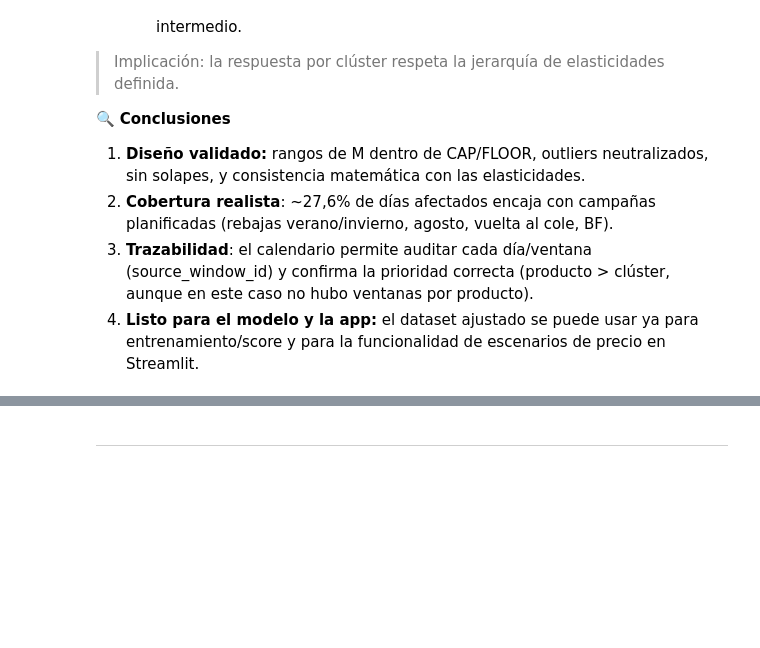
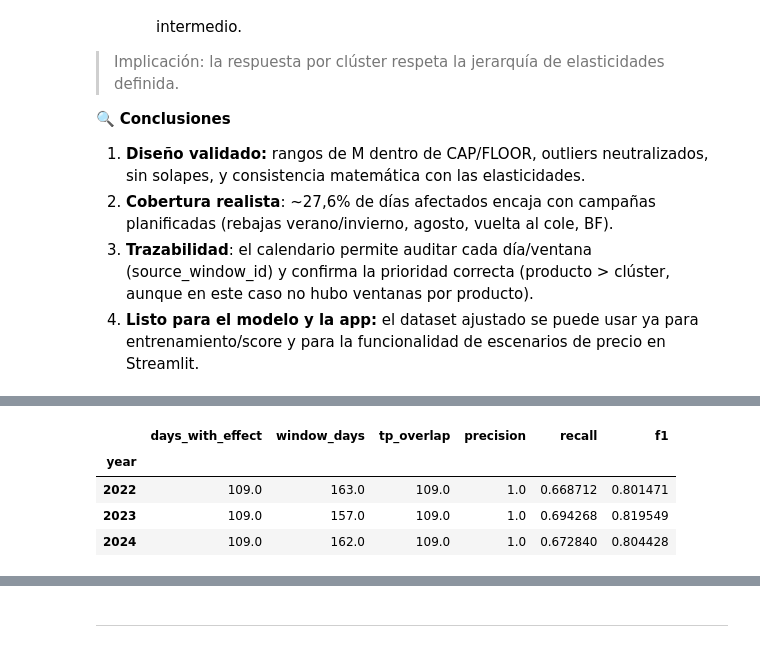
Before and after one commit to CrisRodFer/PFM2_Asistente_Compras_Inteligente, a Jupyter notebook: notebooks/PFM2..ipynb, the cells around one changed output, grey strips where cells are left out. Saved outputs shown, nothing was run; the diff lists cells and outputs as text; code cells hidden in the pictures; blank space fills up the shorter version.

```diff
--- a/notebooks/PFM2..ipynb
+++ b/notebooks/PFM2..ipynb
@@ -10935,0 +11110,81 @@ Top ventanas por intensidad agregada (∑|M-1|):
+# %%
+
+# 📊 Métricas de alineamiento (precision/recall + listados)
+
+from pathlib import Path
+import os, pandas as pd, numpy as np
+
+# Rutas base
+ROOT = Path(os.getenv(
+    "PFM2_ROOT",
+    r"C:\Users\crisr\Desktop\Máster Data Science & IA\PROYECTO\PFM2_Asistente_Compras_Inteligente"
+))
+P_ADJ = ROOT / "data" / "processed" / "demanda_price_adjusted.parquet"
+P_CAL = ROOT / "outputs" / "tables" / "price_calendar.parquet"
+
+# Parámetros de validación
+TOL = 3        # ± días de tolerancia
+THRESH = 0.05  # umbral de % de filas con M≠1 para marcar “hay efecto” el día
+
+# --- Carga ligera y normalización de columnas
+adj_cols = ["Date","Fecha","demand_multiplier","Demand_Day","Demand_Day_priceAdj"]
+adj_cols = [c for c in adj_cols if c in pd.read_parquet(P_ADJ).columns]
+adj = pd.read_parquet(P_ADJ, columns=adj_cols).copy()
+if "Date" not in adj.columns:
+    adj = adj.rename(columns={"Fecha":"Date"})
+adj["Date"] = pd.to_datetime(adj["Date"]).dt.normalize()
+
+cal = pd.read_parquet(P_CAL).copy()
+cal["Date"] = pd.to_datetime(cal["Date"]).dt.normalize()
+cal = cal.loc[cal["M"].ne(1.0)]  # seguridad
+
+# Conjunto de días de ventana (deduplicado) y dilatado ±TOL
+def dilate_days(dates: pd.Index, tol: int) -> pd.Index:
+    out = set()
+    for d in dates:
+        for k in range(-tol, tol+1):
+            out.add(d + pd.Timedelta(days=k))
+    return pd.Index(sorted(out))
+
+win_days = pd.Index(cal["Date"].unique()).sort_values()
+win_days2 = dilate_days(win_days, tol=TOL)
+
+# % de filas con efecto (M≠1) por día
+share = (
+    adj.assign(has_eff=adj["demand_multiplier"].ne(1.0))
+       .groupby("Date")["has_eff"].mean()
+       .rename("share_eff")
+       .to_frame()
+)
+share["window_day"] = share.index.isin(win_days2)
+share["has_effect"] = share["share_eff"].ge(THRESH)
+share["year"] = share.index.year
+
+def pr_metrics(g):
+    tp = int((g["has_effect"] & g["window_day"]).sum())
+    pp = int(g["has_effect"].sum())
+    ww = int(g["window_day"].sum())
+    precision = tp / pp if pp else np.nan
+    recall    = tp / ww if ww else np.nan
+    f1 = (2*precision*recall/(precision+recall)) if (precision==precision and recall==recall and (precision+recall)>0) else np.nan
+    return pd.Series({"days_with_effect": pp, "window_days": ww, "tp_overlap": tp,
+                      "precision": precision, "recall": recall, "f1": f1})
+
+metrics_by_year = share.groupby("year").apply(pr_metrics)
+display(metrics_by_year)
+
+totals = pr_metrics(share)
+print("\nTotales:")
+display(totals.to_frame().T)
+
+# Listados rápidos para inspección
+days_effect_off = share.index[ share["has_effect"] & (~share["window_day"]) ]
+days_window_miss = share.index[ (~share["has_effect"]) & (share["window_day"]) ]
+print(f"\nDías con efecto fuera de ventana (muestra 10): {[d.strftime('%Y-%m-%d') for d in days_effect_off[:10]]}")
+print(f"Días de ventana sin efecto (muestra 10):      {[d.strftime('%Y-%m-%d') for d in days_window_miss[:10]]}")
+# %% [output]
+|  | days_with_effect | window_days | tp_overlap | precision | recall | f1 |
+| year |  |  |  |  |  |  |
+| 2022 | 109.0 | 163.0 | 109.0 | 1.0 | 0.668712 | 0.801471 |
+| 2023 | 109.0 | 157.0 | 109.0 | 1.0 | 0.694268 | 0.819549 |
+| 2024 | 109.0 | 162.0 | 109.0 | 1.0 | 0.672840 | 0.804428 |
```
Also changed, not shown: parts of 18 cells of this notebook, 3 other files.
